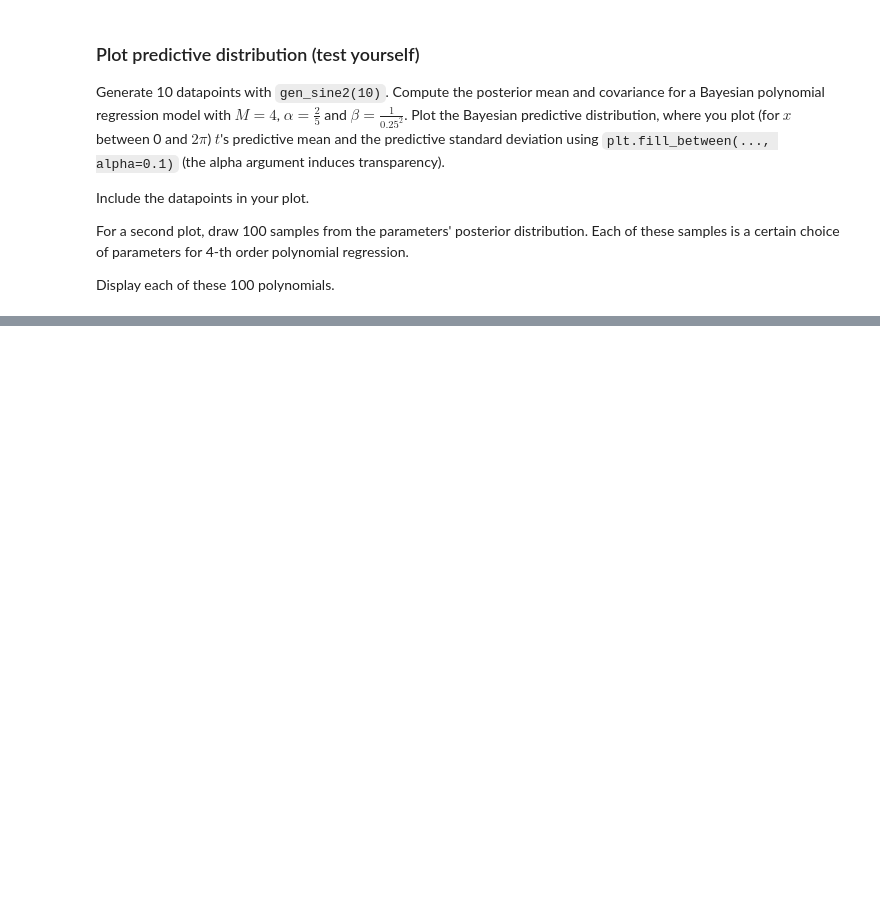
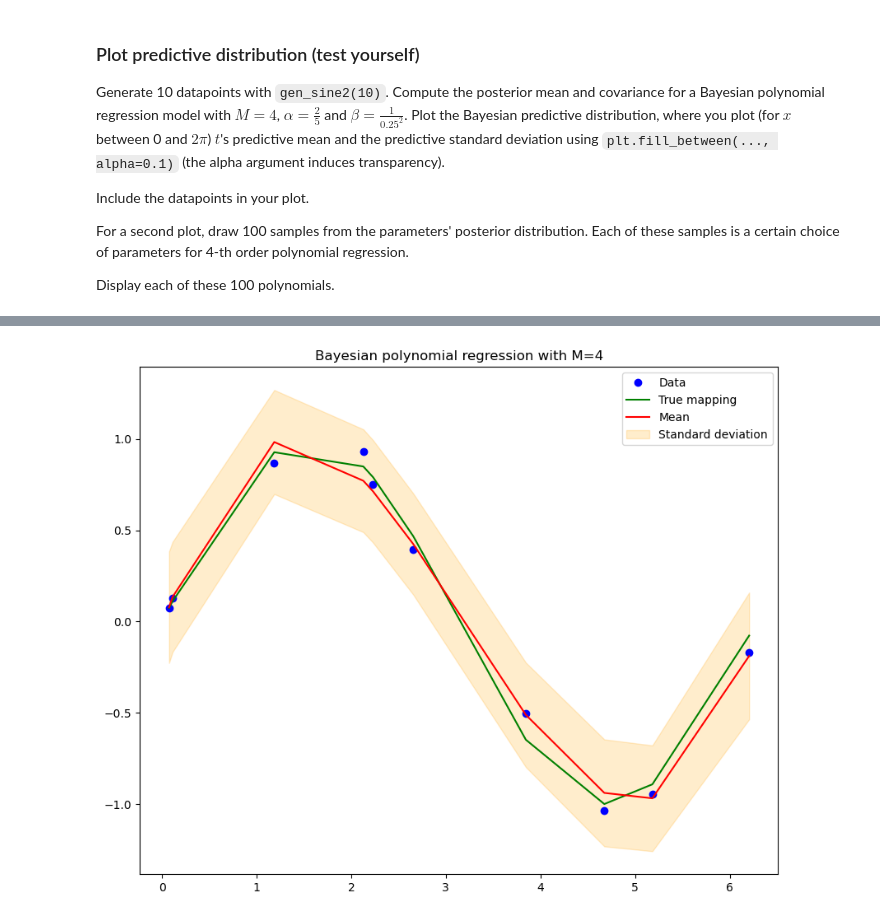
Before and after one commit to Coluding/ML1Labs, a Jupyter notebook: lab1.ipynb, the cells around one changed output, grey strips where cells are left out. Drawn from its saved outputs; the diff is of its cells as text; code cells hidden in the pictures; blank space fills up the shorter version.

```diff
--- a/lab1.ipynb
+++ b/lab1.ipynb
@@ -412,3 +406,10 @@ def fit_polynomial_bayes(x, t, M, alpha, beta):
+# %%
+def fit_polynomial_bayes(x, t, M, alpha, beta):
+    Phi = designmatrix(x, M)
+    S = np.linalg.inv(alpha * np.eye(M + 1) + beta * Phi.T @ Phi)
+    m = beta * S @ Phi.T @ t
+
+    return m, S, Phi
 # %%
 ### Test your function
 N = 10
@@ -434,12 +435,13 @@ $$ \sigma_N^2 = \frac{1}{\beta} + \phi(\mathbf{x})^T \mathbf{S}_N \phi(\mathbf{x
 where $\phi(\mathbf{x})$ are the computed features for a new datapoint $\mathbf{x}$, and $t$ is the predicted variable for datapoint $\mathbf{x}$.
 
 Write a function that `predict_polynomial_bayes(x, m, S, beta)` that returns the predictive mean, variance and design matrix $\mathbf{\Phi}$ given a new datapoint `x`, posterior mean `m`, posterior variance `S` and a choice of model variance `beta`.
-# %%
-def predict_polynomial_bayes(x, m, S, beta):
-    # YOUR CODE HERE
-    raise NotImplementedError()
-
-    return mean, sigma, Phi
+# %%
+def predict_polynomial_bayes(x, m, S, beta):
+    Phi = designmatrix(x, len(m) - 1)
+    mean = Phi @ m
+    sigma = np.array([1 / beta +  Phi[i].T @ S @ Phi[i] for i in range(len(x))])
+
+    return mean, sigma, Phi
 # %%
 ### Test your function
 np.random.seed(42)
@@ -574,0 +469,27 @@ torch.Size([2, 4, 16])
+# %%
+# You can plot here
+x,t = gen_sine2(10)
+true_values = np.sin(x)
+M = 4
+alpha = 0.4
+beta = 16
+
+# sort values for plotting
+sorted_indices = x.argsort()
+x = x[sorted_indices]
+t = t[sorted_indices]
+true_values = true_values[sorted_indices]
+
+m, S, Phi = fit_polynomial_bayes(x, t, M, alpha, beta)
+mean, sigma, Phi = predict_polynomial_bayes(x, m, S, beta)
+
+fig, ax = plt.subplots(1, 1, figsize=(10, 8))
+ax.plot(x, t, "bo", label="Data")
+ax.plot(x, true_values, "g", label="True mapping")
+ax.plot(x, mean, label="Mean", color='red')
+ax.fill_between(x, mean - np.sqrt(sigma), mean + np.sqrt(sigma), color='orange', label='Standard deviation', alpha=0.2)
+plt.title(f'Bayesian polynomial regression with M={M}')
+plt.legend()
+plt.show()
+# %% [output]
+[figure, added]
```
Also changed, not shown: parts of 8 cells of this notebook.
